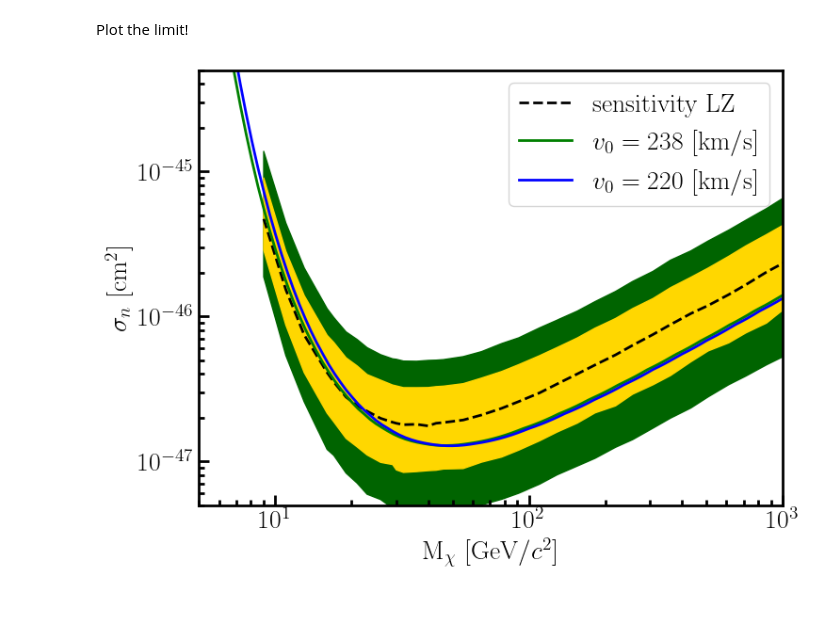
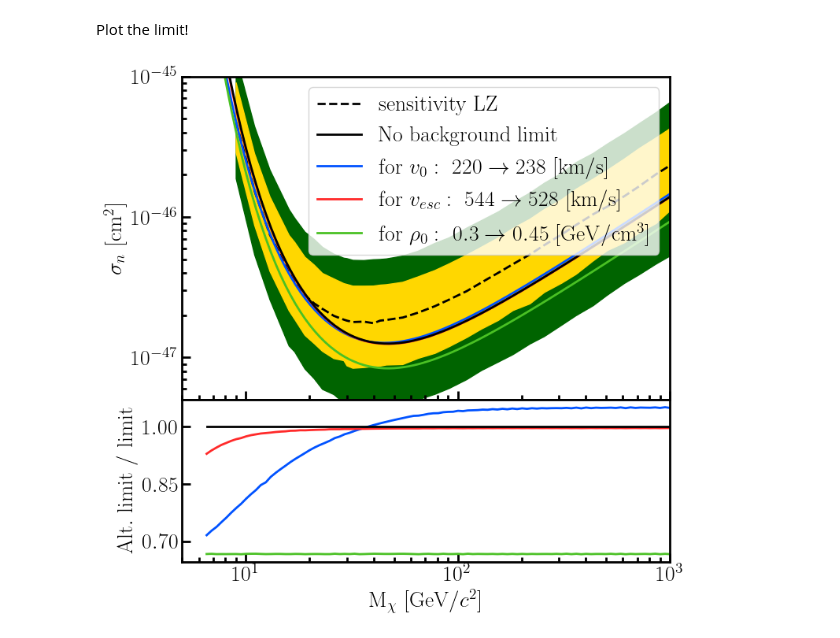
Before and after one commit to XAMS-nikhef/thesis_plots, a Jupyter notebook: notebooks/limits.ipynb, the cells around one changed output. Drawn from its saved outputs; the diff is of its cells as text; code cells hidden in the pictures; blank space fills up the shorter version.

```diff
--- a/notebooks/limits.ipynb
+++ b/notebooks/limits.ipynb
@@ -19,6 +29,9 @@ For this we need two things:
  - a model of the expected wimp rates
 # %%
 detector = LZ()
-halo_model = wimprates.StandardHaloModel(v_0=238*nu.km/nu.s)
+benchmark_model = dict(v_0=220*nu.km/nu.s,
+                       v_esc=528*nu.km/nu.s,
+                       rho_dm=0.3* nu.GeV/nu.c0**2 / nu.cm**3)
+halo_model = wimprates.StandardHaloModel(**benchmark_model)
 # %%
 limit_setter = LimitSetter(detector=detector, halo_model=halo_model)
@@ -31,7 +57,8 @@ if os.environ.get('PLOT_FAST', False):
     mass_range = np.logspace(np.log10(5), np.log10(200), 5)
     limit_kw=dict(n_sigma_bins=5, log_sigma_range=(-48, -43))
 else:
+    # Normally, you run this, which takes about ~6m/limit
     mass_range = np.logspace(np.log10(5), np.log10(1000), 100)
-    limit_kw=dict(n_sigma_bins=50, log_sigma_range=(-48, -43))
+    limit_kw=dict(n_sigma_bins=100, log_sigma_range=(-48, -44))
 # %%
 limit = limit_setter.set_limits(mass_range = mass_range, **limit_kw)
@@ -49,5 +79,7 @@ limit_setter_alt = LimitSetter(
 # %%
-limit_alt = limit_setter_alt.set_limits(mass_range=mass_range,  **limit_kw)
+limit_alt_v0=get_alt_limit(alt_v0)
+limit_alt_vesc=get_alt_limit(alt_vesc)
+limit_alt_rho=get_alt_limit(alt_rho)
 # %% [markdown]
 Load the LZ limit from their released data as reference
 # %%
@@ -64,44 +92,52 @@ setup_plt()
 # %%
-kw = dict()
-plt.figure(figsize=(8,6))
-plt.plot(lz_limit['mass(GeV)'],
-         lz_limit['median'],
-         label=mathrm('sensitivity LZ'),
-         ls='--',
-         c='k',
-         **kw,
-        )
-# plt.plot(lz_limit['mass(GeV)'],
-#          lz_limit['limit(cm2)'],
-#          label=mathrm('limit LZ'),
-#          ls='--',
-#          **kw,
-#         )
-plt.fill_between(
-    lz_limit['mass(GeV)'],
-    lz_limit['-2sigma'],
-    lz_limit['+2sigma'],
-    color='darkgreen'
-)
-plt.fill_between(
-    lz_limit['mass(GeV)'],
-    lz_limit['-1sigma'],
-    lz_limit['+1sigma'],
-    color='gold'
-)
+kw = dict(marker='')
+_, axes = plt.subplots(
+    2, 1,
+    sharex=True,
+    figsize=(8,8),
+    gridspec_kw={'height_ratios': [6, 3]})
+plt.sca(axes[0])
+# LZ lines
+plt.plot(lz_limit['mass(GeV)'], lz_limit['median'], label=mathrm('sensitivity LZ'),  ls='--',  c='k', **kw,)
+plt.fill_between(lz_limit['mass(GeV)'], lz_limit['-2sigma'], lz_limit['+2sigma'], color='darkgreen')
+plt.fill_between(lz_limit['mass(GeV)'], lz_limit['-1sigma'], lz_limit['+1sigma'], color='gold')
 
-plt.plot(mass_range, limit, label='$v_0=238\ [\mathrm{km/s}]$', **kw, c='green')
-plt.plot(mass_range, limit_alt, label= '$v_0=220\ [\mathrm{km/s}]$', **kw,c='blue')
+# BG-free lines
+plt.plot(mass_range, limit, label=mathrm('No background limit'), **kw, zorder=3)
+plt.plot(mass_range, limit_alt_v0, label= mathrm('for ') + '$v_0:\ 220\\to238\ [\mathrm{km/s}]$', **kw,)
+plt.plot(mass_range, limit_alt_vesc, label= mathrm('for ') +'$v_{esc}:\ 544\\to528\ [\mathrm{km/s}]$', **kw,)
+plt.plot(mass_range, limit_alt_rho, label = mathrm('for ') +'$\\rho_0: \ 0.3\\to0.45\ [\mathrm{GeV/cm^3}]$', **kw,)
 
+# Top panel settings
 plt.xscale('log')
 plt.yscale('log')
+plt.ylabel('$\sigma_n\ [\mathrm{cm}^2]$')
+plt.legend(ncol=1, loc='upper right')
+plt.ylim(5*10**-48, 10**-45)
+# plt.ylim(10**-47, 3*10**-46)
+plt.xlim(5, 1000)
+plt.xscale('log')
+
+# Bottom panel
+
+plt.sca(axes[1])
+# Skip the LZ sens
+# itp = scipy.interpolate.interp1d(lz_limit['mass(GeV)'], lz_limit['median'], bounds_error=False)
+# plt.plot(mass_range, itp(mass_range)/limit, **kw, c='k',ls='--')
+plt.plot(mass_range, limit/limit, **kw, zorder=3)
+plt.plot(mass_range, limit_alt_v0/limit,**kw)
+plt.plot(mass_range, limit_alt_vesc/limit, **kw)
+plt.plot(mass_range, limit_alt_rho/limit,**kw)
+
+# settings
+plt.ylabel(mathrm('Alt. limit / limit'))
 plt.xlabel('$\mathrm{M}_\chi\ [\mathrm{GeV}/c^2]$')
-plt.ylabel('$\sigma_n\ [\mathrm{cm}^2]$')
-plt.legend(ncol=1)
-plt.ylim(5*10**-48, 5 * 10**-45)
-plt.xlim(5, 1000)
+plt.subplots_adjust(hspace=0.)
+# plt.ylim(.5, 1.75)
+plt.yticks([0.7, 0.85, 1])
+#Save
 thesis_plots.save_fig('limit_setting')
 # %% [output]
-[figure, old version]
+[figure, new version]
 # %%
 plt.axhline(1, ls='--', c='k')
```
Also changed, not shown: parts of 8 cells of this notebook, 20 other files.
